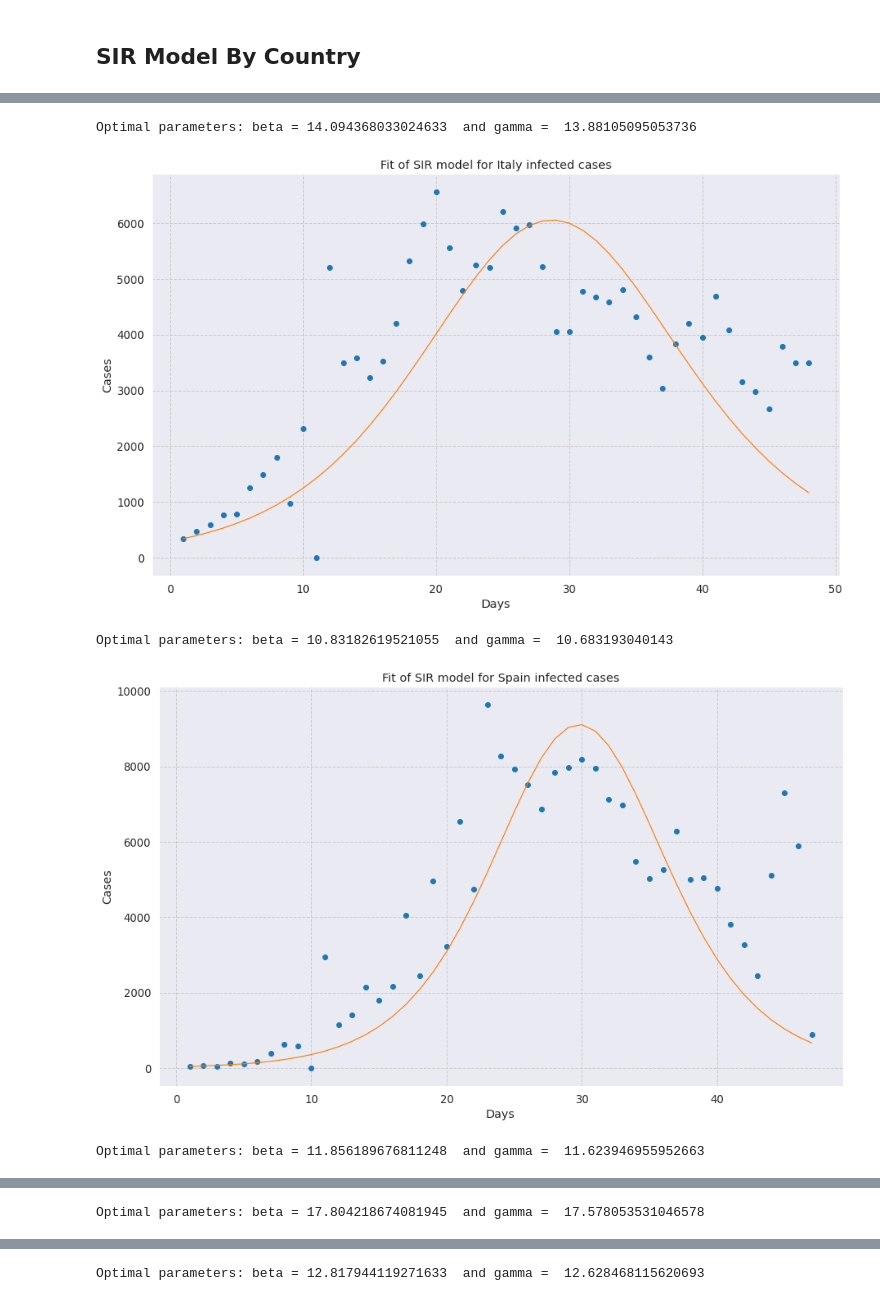
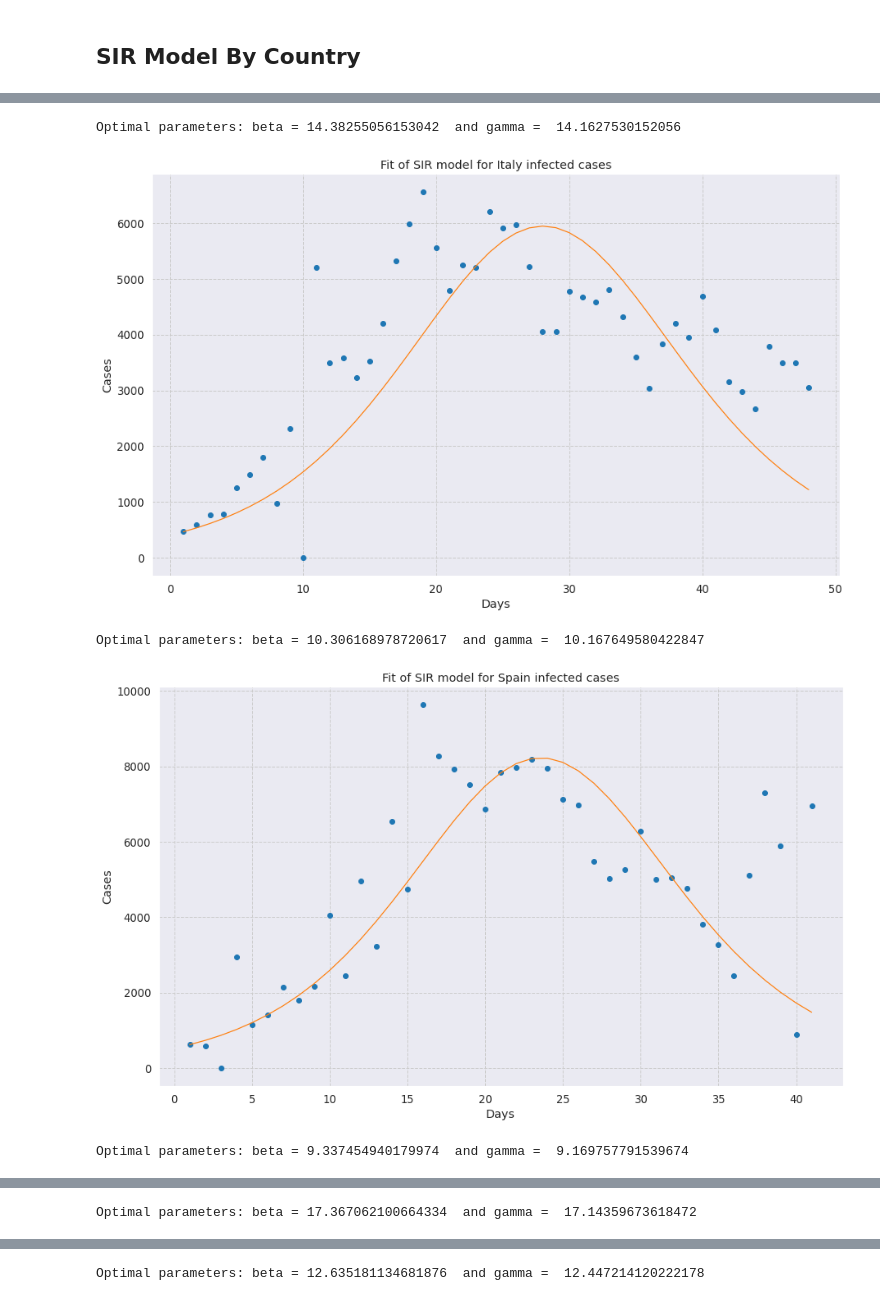
Before and after one commit to rdcolema/covid19-tracking, a Jupyter notebook: covid_forecasting.ipynb, the cells around one changed output, grey strips where cells are left out. Cells and saved outputs as stored; diff of their text form; code cells hidden in the pictures.

```diff
--- a/covid_forecasting.ipynb
+++ b/covid_forecasting.ipynb
@@ -31,7 +31,7 @@ DATA_DIR = "csse_covid_19_daily_reports/"
 
 # Dates to model
 MIN_DATE = '2020-03-01'
-MAX_DATE = '2020-04-18'
+MAX_DATE = '2020-04-19'
 DATE_LIST = pd.date_range(MIN_DATE, MAX_DATE).strftime('%Y-%m-%d').tolist()
 
 # Individual countries to model
@@ -432,11 +432,11 @@ def plot_sir(df, country_name):
     plt.show()
     print("Optimal parameters: beta =", popt[0], " and gamma = ", popt[1])
 # %%
-# Starting oubteak day number for SIR modeling
+##### Starting oubteak day number for SIR modeling
 SIR_START_DAYS = {
-    "US": 6,
-    "Italy": 1,
-    "Spain": 2,
+    "US": 4,
+    "Italy": 2,
+    "Spain": 9,
     "Germany": 2,
     "France": 3
 }
@@ -448,5 +448,5 @@ for country_name in MODEL_COUNTRIES:
-Optimal parameters: beta = 14.094368033024633  and gamma =  13.88105095053736
+Optimal parameters: beta = 14.38255056153042  and gamma =  14.1627530152056
-[figure, old version]
+[figure, new version]
-Optimal parameters: beta = 10.83182619521055  and gamma =  10.683193040143
+Optimal parameters: beta = 10.306168978720617  and gamma =  10.167649580422847
-[figure, old version]
+[figure, new version]
-Optimal parameters: beta = 11.856189676811248  and gamma =  11.623946955952663
+Optimal parameters: beta = 9.337454940179974  and gamma =  9.169757791539674
@@ -454 +454 @@ Optimal parameters: beta = 11.856189676811248  and gamma =  11.623946955952663
-Optimal parameters: beta = 17.804218674081945  and gamma =  17.578053531046578
+Optimal parameters: beta = 17.367062100664334  and gamma =  17.14359673618472
@@ -456 +456 @@ Optimal parameters: beta = 17.804218674081945  and gamma =  17.578053531046578
-Optimal parameters: beta = 12.817944119271633  and gamma =  12.628468115620693
+Optimal parameters: beta = 12.635181134681876  and gamma =  12.447214120222178
```
Also changed, not shown: parts of 4 cells of this notebook, 2 other files.
